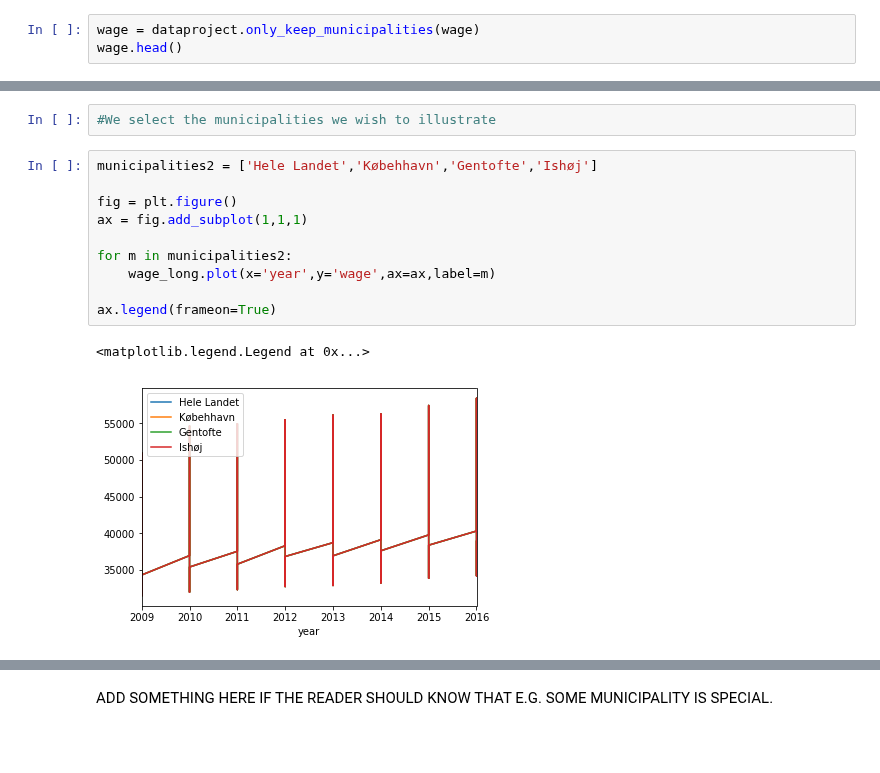
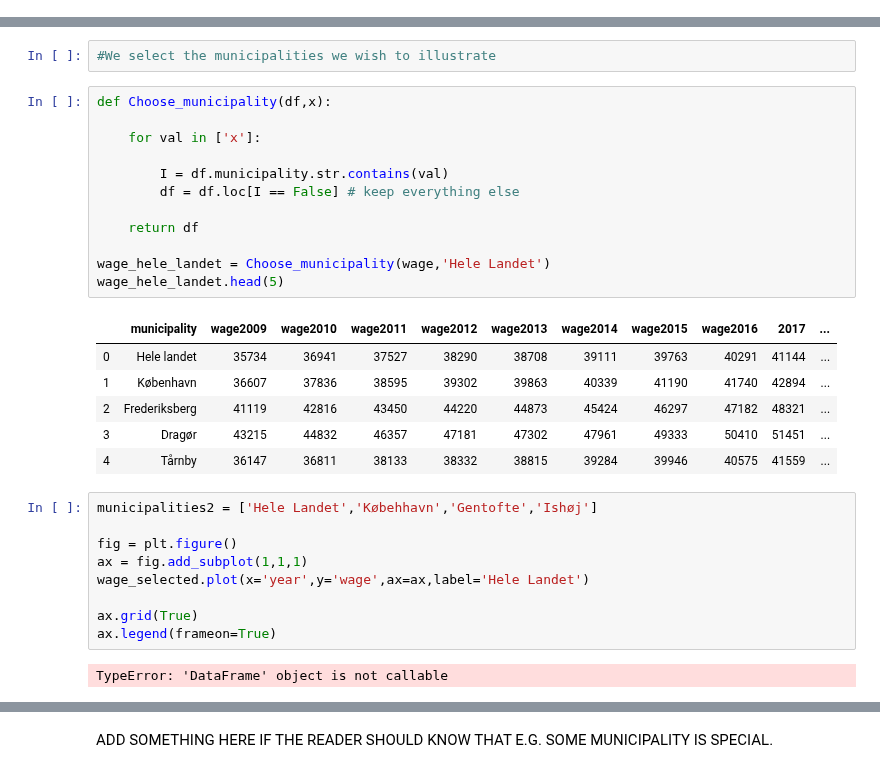
Before and after one commit to NumEconCopenhagen/projects-2020-tobiasharald, a Jupyter notebook: dataproject/TEST.ipynb, the cells around one changed output, grey strips where cells are left out. Drawn from its saved outputs; the diff is of its cells as text; blank space fills up the shorter version.

```diff
--- a/dataproject/TEST.ipynb
+++ b/dataproject/TEST.ipynb
@@ -83,3 +108,0 @@ We Therefore remove 'Christiansø' from our wage dataset using the 'function'
-# %%
-wage = dataproject.only_keep_municipalities(wage)
-wage.head()
@@ -179,19 +178,36 @@ interactive(children=(Dropdown(description='Dataset', options=('wage', 'gini'),
 # NEW GRAPH
 # %%
 #We select the municipalities we wish to illustrate
+# %%
+def Choose_municipality(df,x):
+
+    for val in ['x']:
+
+        I = df.municipality.str.contains(val)
+        df = df.loc[I == False] # keep everything else
+
+    return df
+
+wage_hele_landet = Choose_municipality(wage,'Hele Landet')
+wage_hele_landet.head(5)
+# %% [output]
+|  | municipality | wage2009 | wage2010 | wage2011 | wage2012 | wage2013 | wage2014 | wage2015 | wage2016 | 2017 | ... |
+| 0 | Hele landet | 35734 | 36941 | 37527 | 38290 | 38708 | 39111 | 39763 | 40291 | 41144 | ... |
+| 1 | København | 36607 | 37836 | 38595 | 39302 | 39863 | 40339 | 41190 | 41740 | 42894 | ... |
+| 2 | Frederiksberg | 41119 | 42816 | 43450 | 44220 | 44873 | 45424 | 46297 | 47182 | 48321 | ... |
+| 3 | Dragør | 43215 | 44832 | 46357 | 47181 | 47302 | 47961 | 49333 | 50410 | 51451 | ... |
+| 4 | Tårnby | 36147 | 36811 | 38133 | 38332 | 38815 | 39284 | 39946 | 40575 | 41559 | ... |
 # %%
 municipalities2 = ['Hele Landet','Købehhavn','Gentofte','Ishøj']
 
 fig = plt.figure()
 ax = fig.add_subplot(1,1,1)
+wage_selected.plot(x='year',y='wage',ax=ax,label='Hele Landet')
 
-for m in municipalities2:
-    wage_long.plot(x='year',y='wage',ax=ax,label=m)
-
+ax.grid(True)
 ax.legend(frameon=True)
 # %% [output]
-<matplotlib.legend.Legend at 0x...>
+TypeError: 'DataFrame' object is not callable
-[figure, removed]
 # %%
 fig = plt.figure()
 ax = fig.add_subplot(1,1,1)
```
Also changed, not shown: parts of 22 cells of this notebook, 1 other file.
